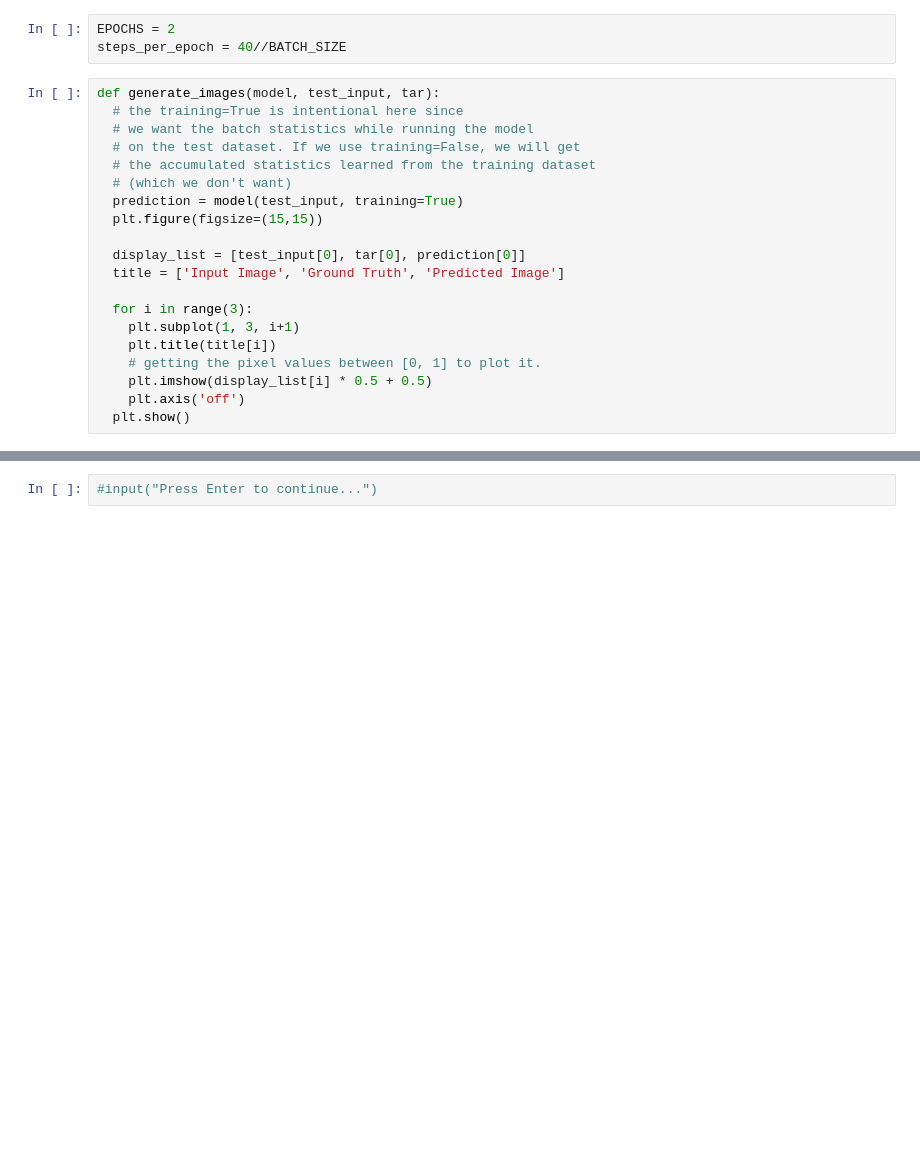
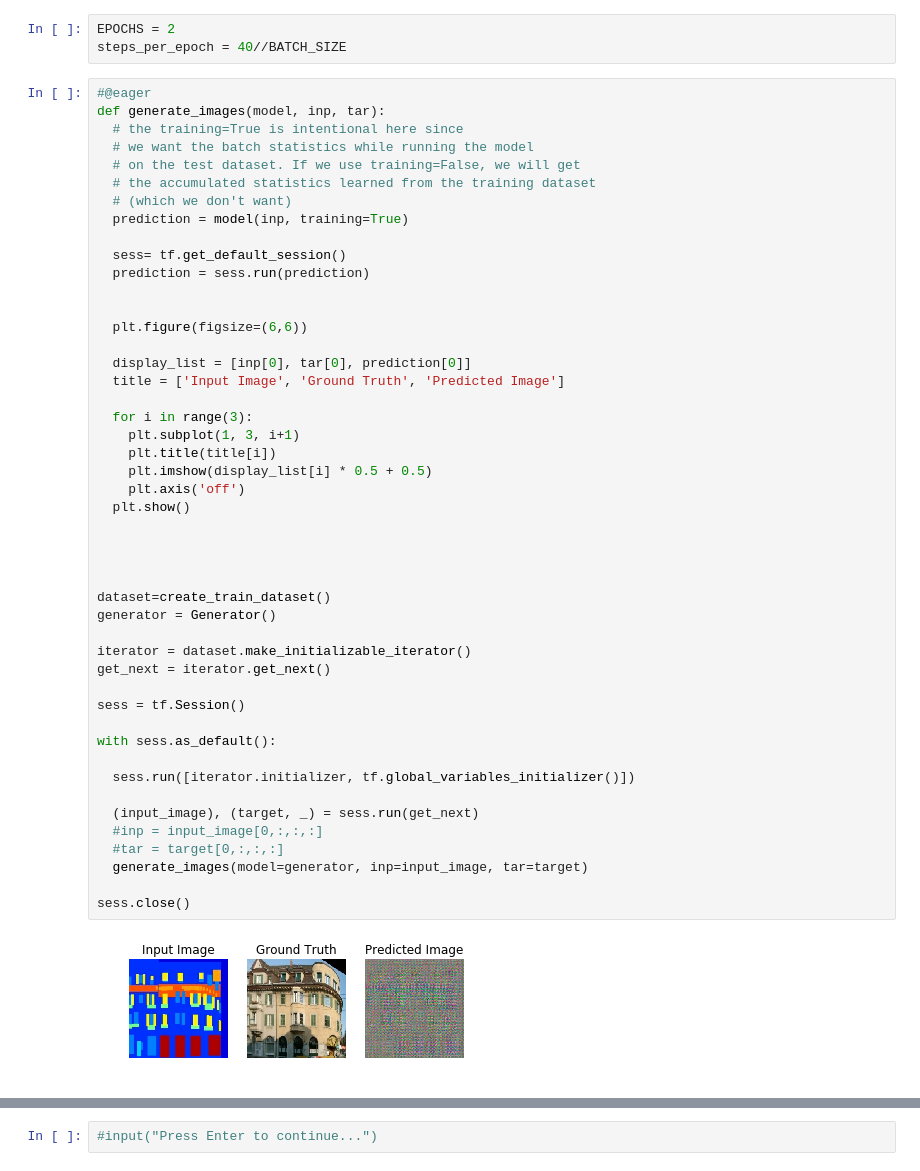
Before and after one commit to ManuelKugelmann/collabtf2.0, a Jupyter notebook: Copy_of_pix2pix.ipynb, the cells around one changed output, grey strips where cells are left out. Drawn from its saved outputs; the diff is of its cells as text; blank space fills up the shorter version.

```diff
--- a/Copy_of_pix2pix.ipynb
+++ b/Copy_of_pix2pix.ipynb
@@ -727,25 +727,54 @@ def generator_loss(disc_generated_output, gen_output, target):
 EPOCHS = 2
 steps_per_epoch = 40//BATCH_SIZE
 # %%
-def generate_images(model, test_input, tar):
+#@eager
+def generate_images(model, inp, tar):
   # the training=True is intentional here since
   # we want the batch statistics while running the model
   # on the test dataset. If we use training=False, we will get
   # the accumulated statistics learned from the training dataset
   # (which we don't want)
-  prediction = model(test_input, training=True)
-  plt.figure(figsize=(15,15))
+  prediction = model(inp, training=True)
 
-  display_list = [test_input[0], tar[0], prediction[0]]
+  sess= tf.get_default_session()
+  prediction = sess.run(prediction)
+
+
+  plt.figure(figsize=(6,6))
+
+  display_list = [inp[0], tar[0], prediction[0]]
   title = ['Input Image', 'Ground Truth', 'Predicted Image']
 
   for i in range(3):
     plt.subplot(1, 3, i+1)
     plt.title(title[i])
-    # getting the pixel values between [0, 1] to plot it.
     plt.imshow(display_list[i] * 0.5 + 0.5)
     plt.axis('off')
   plt.show()
+
+
+
+
+dataset=create_train_dataset()
+generator = Generator()
+
+iterator = dataset.make_initializable_iterator()
+get_next = iterator.get_next()
+
+sess = tf.Session()
+
+with sess.as_default():
+
+  sess.run([iterator.initializer, tf.global_variables_initializer()])
+
+  (input_image), (target, _) = sess.run(get_next)
+  #inp = input_image[0,:,:,:]
+  #tar = target[0,:,:,:]
+  generate_images(model=generator, inp=input_image, tar=target)
+
+sess.close()
+# %% [output]
+[figure, added]
 # %%
 tf.reset_default_graph()
 
```
Also changed, not shown: parts of 8 cells of this notebook.
